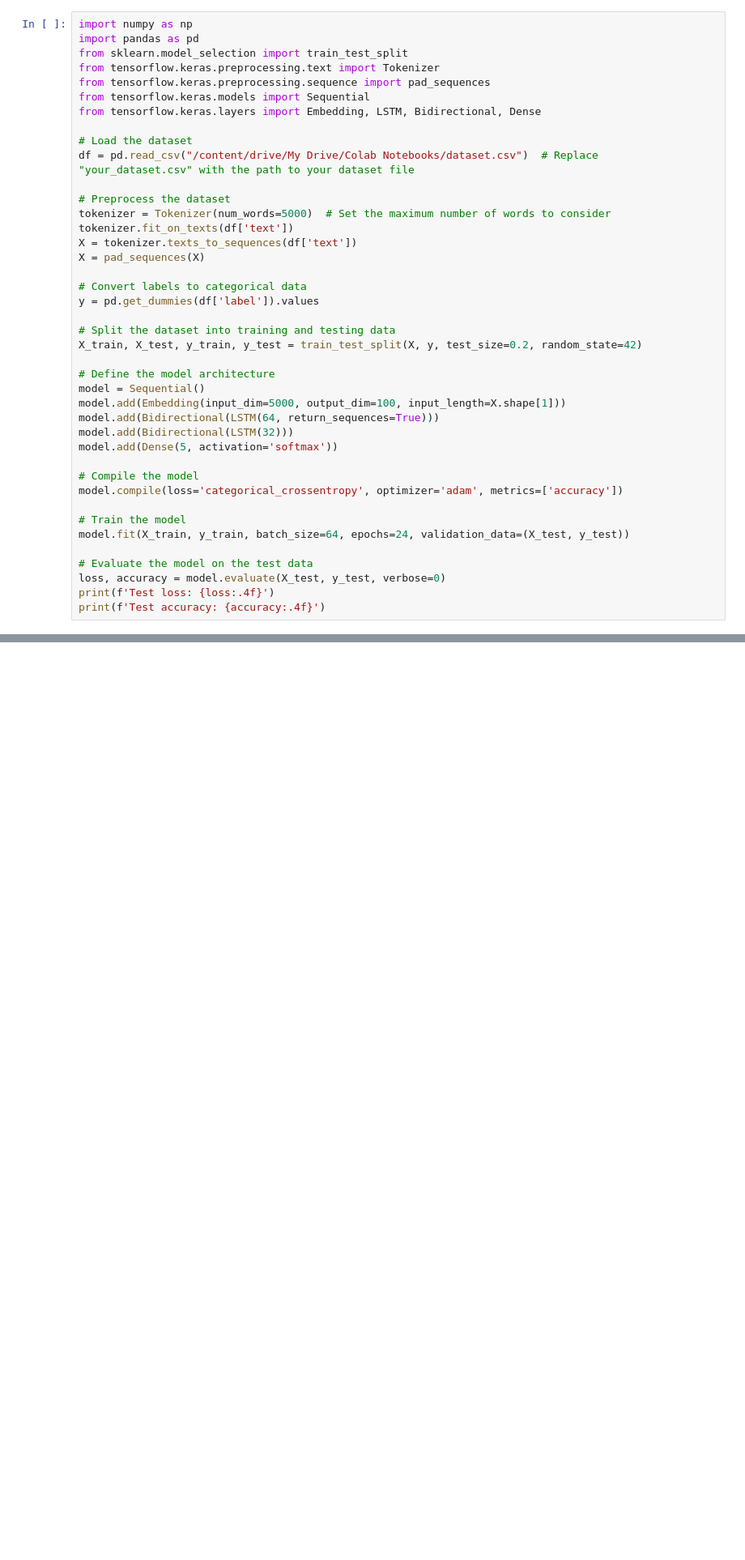
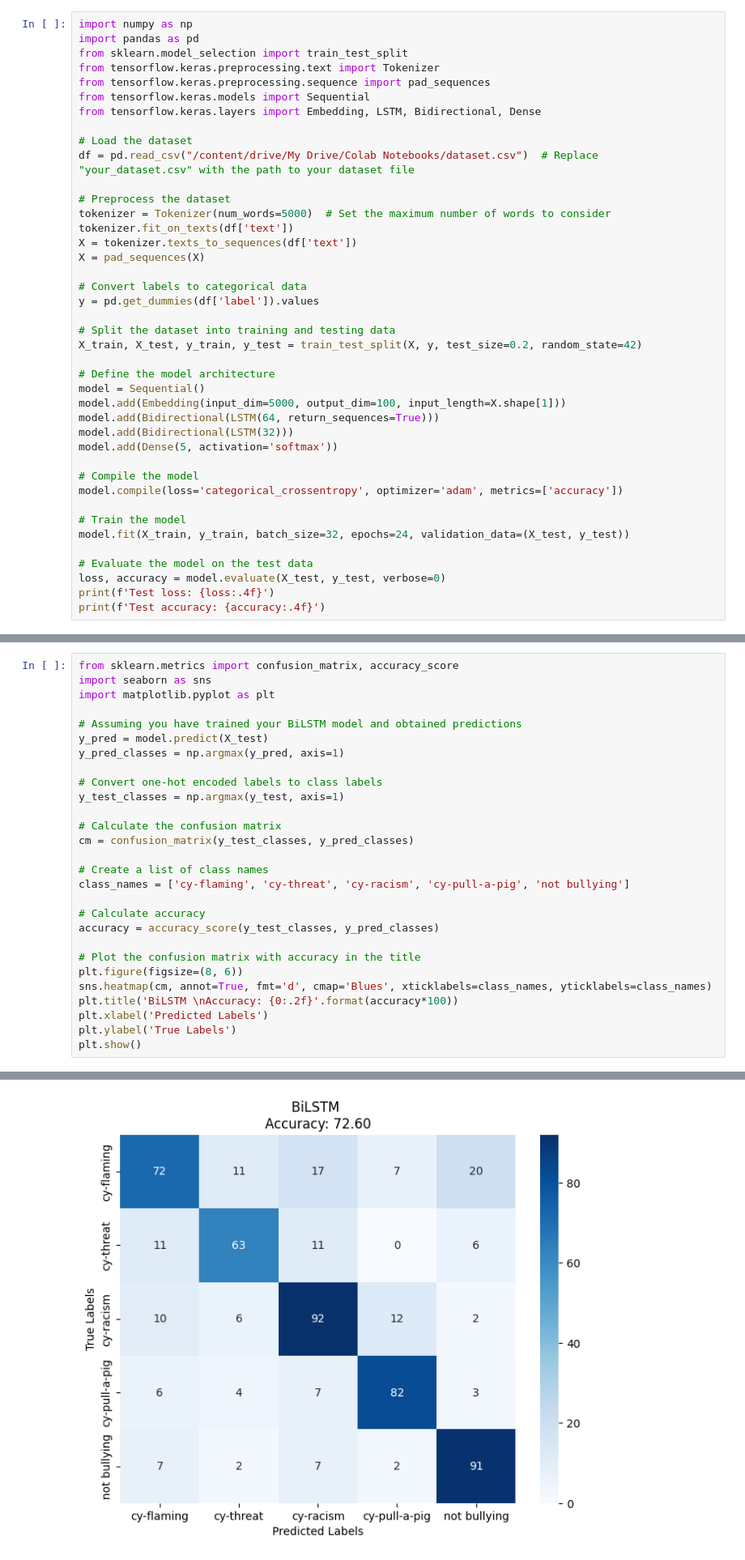
Before and after one commit to SyedSihabUsSakib/Thesis, a Jupyter notebook: BiLSTM.ipynb, the cells around one changed output, grey strips where cells are left out. Shown: that part at 81% size. Drawn from its saved outputs; the diff is of its cells as text; blank space fills up the shorter version.

```diff
--- a/BiLSTM.ipynb
+++ b/BiLSTM.ipynb
@@ -40,7 +40,7 @@ model.add(Dense(5, activation='softmax'))
 model.compile(loss='categorical_crossentropy', optimizer='adam', metrics=['accuracy'])
 
 # Train the model
-model.fit(X_train, y_train, batch_size=64, epochs=24, validation_data=(X_test, y_test))
+model.fit(X_train, y_train, batch_size=32, epochs=24, validation_data=(X_test, y_test))
 
 # Evaluate the model on the test data
 loss, accuracy = model.evaluate(X_test, y_test, verbose=0)
@@ -66,0 +120,29 @@ Test accuracy: 0.7260
+# %%
+from sklearn.metrics import confusion_matrix, accuracy_score
+import seaborn as sns
+import matplotlib.pyplot as plt
+
+# Assuming you have trained your BiLSTM model and obtained predictions
+y_pred = model.predict(X_test)
+y_pred_classes = np.argmax(y_pred, axis=1)
+
+# Convert one-hot encoded labels to class labels
+y_test_classes = np.argmax(y_test, axis=1)
+
+# Calculate the confusion matrix
+cm = confusion_matrix(y_test_classes, y_pred_classes)
+
+# Create a list of class names
+class_names = ['cy-flaming', 'cy-threat', 'cy-racism', 'cy-pull-a-pig', 'not bullying']
+
+# Calculate accuracy
+accuracy = accuracy_score(y_test_classes, y_pred_classes)
+
+# Plot the confusion matrix with accuracy in the title
+plt.figure(figsize=(8, 6))
+sns.heatmap(cm, annot=True, fmt='d', cmap='Blues', xticklabels=class_names, yticklabels=class_names)
+plt.title('BiLSTM \nAccuracy: {0:.2f}'.format(accuracy*100))
+plt.xlabel('Predicted Labels')
+plt.ylabel('True Labels')
+plt.show()
+# %% [output]
@@ -66,0 +150 @@ Test accuracy: 0.7260
+[figure, added]
```
Also changed, not shown: parts of 7 cells of this notebook.
